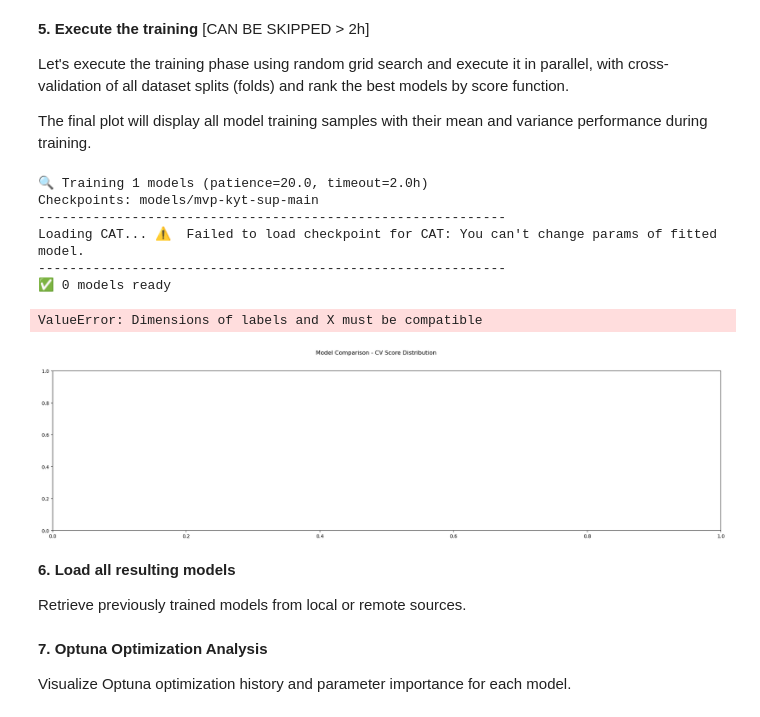
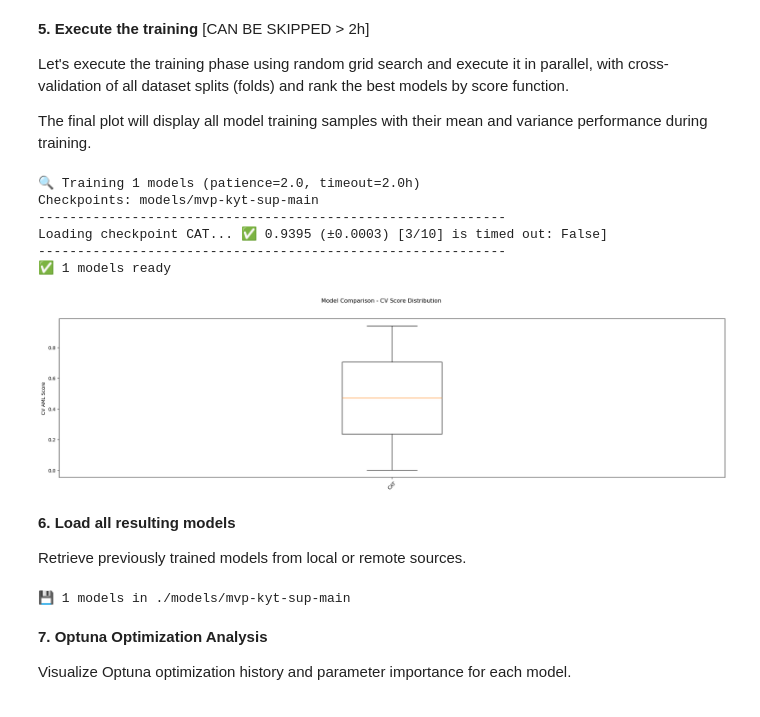
Before and after one commit to zzaia/zzaia-mvp-kyt-pos, a Jupyter notebook: mvp-kyt-sup-main.ipynb, the cells around one changed output. Drawn from its saved outputs; the diff is of its cells as text; code cells hidden in the pictures.

Commit message:
Implement training metadata information;

```diff
--- a/mvp-kyt-sup-main.ipynb
+++ b/mvp-kyt-sup-main.ipynb
@@ -876,7 +875,7 @@ Let's execute the training phase using random grid search and execute it in para
 The final plot will display all model training samples with their mean and variance performance during training.
 # %%
 # Training parameters
-n_trials = 100 # PARAMETER: number of hyperparameter trials per model
+n_trials = 10 # PARAMETER: number of hyperparameter trials per model
 n_jobs = 1
 patience = 0.2*n_trials # PARAMETER: early stopping patience
 timeout_seconds = 2 * 60 * 60 # PARAMETER: 2 hours
@@ -933,25 +932,31 @@ print("-" * 60)
 for name, pipe in pipelines:
     model_path = checkpoint_dir / f"{name}.pkl"
     study_path = checkpoint_dir / f"{name}.study.pkl"
+    metadata_path = checkpoint_dir / f"{name}.metadata.json"
 
-    if model_path.exists():
-        print(f"Loading {name}... ", end="", flush=True)
+    if model_path.exists() and study_path.exists() and metadata_path.exists():
+        print(f"Loading checkpoint {name}... ", end="", flush=True)
         try:
+            # Load
+            with open(metadata_path, 'r') as f:
+                metadata = json.load(f)
             trained_pipe = joblib.load(model_path)
-            fresh_pipe = deepcopy(pipe)
-            fresh_pipe.set_params(**trained_pipe.get_params())
-            cv_scores = cross_val_score(fresh_pipe, X_train, y_train, cv=cv, scoring=composite_scorer, n_jobs=n_jobs)
+            study = joblib.load(study_path)
+
+            meta_score_mean = metadata['cv_score_mean']
+            meta_score_std = metadata['cv_score_std']
+            meta_actual_trials = metadata['actual_trials']
+            meta_ntrials = metadata['n_trials']
+            meta_is_timed_out = metadata['is_timed_out']
+            cv_scores = np.array([meta_score_mean, meta_score_std])
             cv_results_all.append(cv_scores)
-            fresh_pipe.fit(X_train, y_train)
 
-            study = joblib.load(study_path) if study_path.exists() else None
-
-            print(f"✅ {cv_scores.mean():.4f} (±{cv_scores.std():.4f}) [CHECKPOINT]")
-            training_models.append((name, fresh_pipe))
+            print(f"✅ {meta_score_mean:.4f} (±{meta_score_std:.4f}) [{meta_actual_trials}/{meta_ntrials}] is timed out: {meta_is_timed_out}]")
+            training_models.append((name, trained_pipe))
             study_results[name] = study
             continue
         except Exception as e:
-            print(f"⚠️  Failed to load checkpoint for {name}: {e}")
+            print(f"⚠️ Failed: {e}")
             continue
 
     print(f"Training {name}...", end=" ", flush=True)
@@ -968,38 +973,58 @@ for name, pipe in pipelines:
     study.optimize(objective, n_trials=n_trials, callbacks=[early_stopping])
 
     pipe.set_params(**study.best_params)
     cv_scores = cross_val_score(pipe, X_train, y_train, cv=cv, scoring=composite_scorer, n_jobs=n_jobs)
     cv_results_all.append(cv_scores)
     pipe.fit(X_train, y_train)
 
     actual_trials = len([t for t in study.trials if t.state == optuna.trial.TrialState.COMPLETE])
     print(f"✅ {study.best_value:.4f} (±{cv_scores.std():.4f}) [{actual_trials}/{n_trials}] is timed out: {early_stopping.is_timed_out}]")
 
+    # Create metadata
+    metadata = {
+        'model_name': name,
+        'model_class': pipe.named_steps[list(pipe.named_steps.keys())[-1]].__class__.__name__,
+        'cv_score_mean': float(study.best_value),
+        'cv_score_std': float(cv_scores.std()),
+        'cv_score_type': 'aml_score',
+        'trained_at': datetime.now().isoformat(),
+        'actual_trials': actual_trials,
+        'n_trials': n_trials,
+        'patience': patience,
+        'timeout_seconds': timeout_seconds,
+        'is_timed_out': early_stopping.is_timed_out,
+        'best_params': study.best_params,
+        'random_seed': random_seed,
+    }
+
+    # Save
+    metadata_path = checkpoint_dir / f"{name}.metadata.json"
+    with open(metadata_path, 'w') as f:
+        json.dump(metadata, f, indent=2)
     joblib.dump(pipe, model_path, compress=3)
     joblib.dump(study, study_path, compress=3)
 
     training_models.append((name, pipe))
     study_results[name] = study
 
 print("-" * 60)
 print(f"✅ {len(training_models)} models ready")
 
 fig = plt.figure(figsize=(25,6))
 fig.suptitle('Model Comparison - CV Score Distribution')
 ax = fig.add_subplot(111)
 plt.boxplot(cv_results_all, labels=[name for name, _ in training_models])
 ax.set_ylabel('CV AML Score')
 ax.tick_params(axis='x', rotation=45)
 plt.show()
 # %% [output]
-🔍 Training 1 models (patience=20.0, timeout=2.0h)
+🔍 Training 1 models (patience=2.0, timeout=2.0h)
 Checkpoints: models/mvp-kyt-sup-main
 ------------------------------------------------------------
-Loading CAT... ⚠️  Failed to load checkpoint for CAT: You can't change params of fitted model.
+Loading checkpoint CAT... ✅ 0.9395 (±0.0003) [3/10] is timed out: False]
 ------------------------------------------------------------
-✅ 0 models ready
+✅ 1 models ready
-ValueError: Dimensions of labels and X must be compatible
-[figure, old version]
+[figure, new version]
 # %% [markdown]
 **6. Load all resulting models**
 
@@ -1040,6 +1065,8 @@ if 'training_models' not in locals() or len(training_models) == 0:
         print(f"✅ Loaded {len(training_models)} models + studies from checkpoints")
 
 print(f"💾 {len(training_models)} models in {folder_str}")
+# %% [output]
+💾 1 models in ./models/mvp-kyt-sup-main
 # %% [markdown]
 **7. Optuna Optimization Analysis**
 
```
Also changed, not shown: parts of 5 cells of this notebook.
